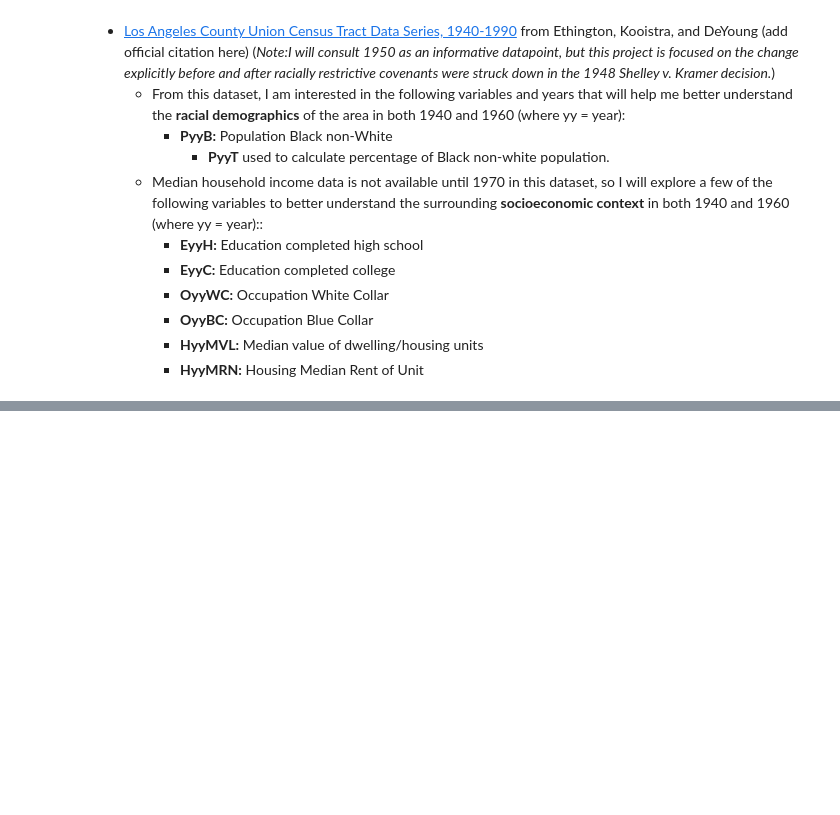
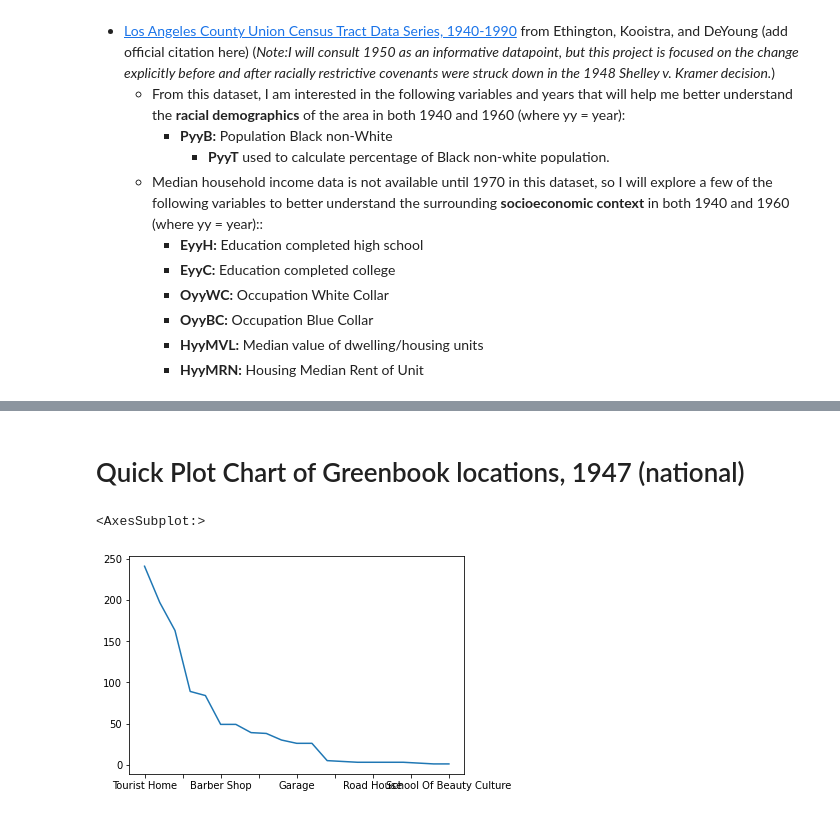
Before and after one commit to dmmurphy06/GISproject, a Jupyter notebook: Midterm/Midterm.ipynb, the cells around one changed output, grey strips where cells are left out. Cells and saved outputs as stored; diff of their text form; code cells hidden in the pictures; blank space fills up the shorter version.

```diff
--- a/Midterm/Midterm.ipynb
+++ b/Midterm/Midterm.ipynb
@@ -38,2 +42,2 @@ import contextily as ctx
 # %%
-gdf = gpd.read_file('GISproject/Group Assignments/Data/ethington.zip')
+gdf = gpd.read_file('./Data/1947-Copy1.geojson')
@@ -39,0 +184,4 @@ gdf = gpd.read_file('GISproject/Group Assignments/Data/ethington.zip')
+# %%
+#save category as variable
+category_count = gdf['category'].value_counts()
+category_count
@@ -39,0 +231,7 @@ gdf = gpd.read_file('GISproject/Group Assignments/Data/ethington.zip')
+# %% [markdown]
+# <hl> Quick Plot Chart of Greenbook locations, 1947 (national)
+# %%
+category_count.plot()
+# %% [output]
+<AxesSubplot:>
+[figure, added]
```
Also changed, not shown: parts of 173 cells of this notebook.
